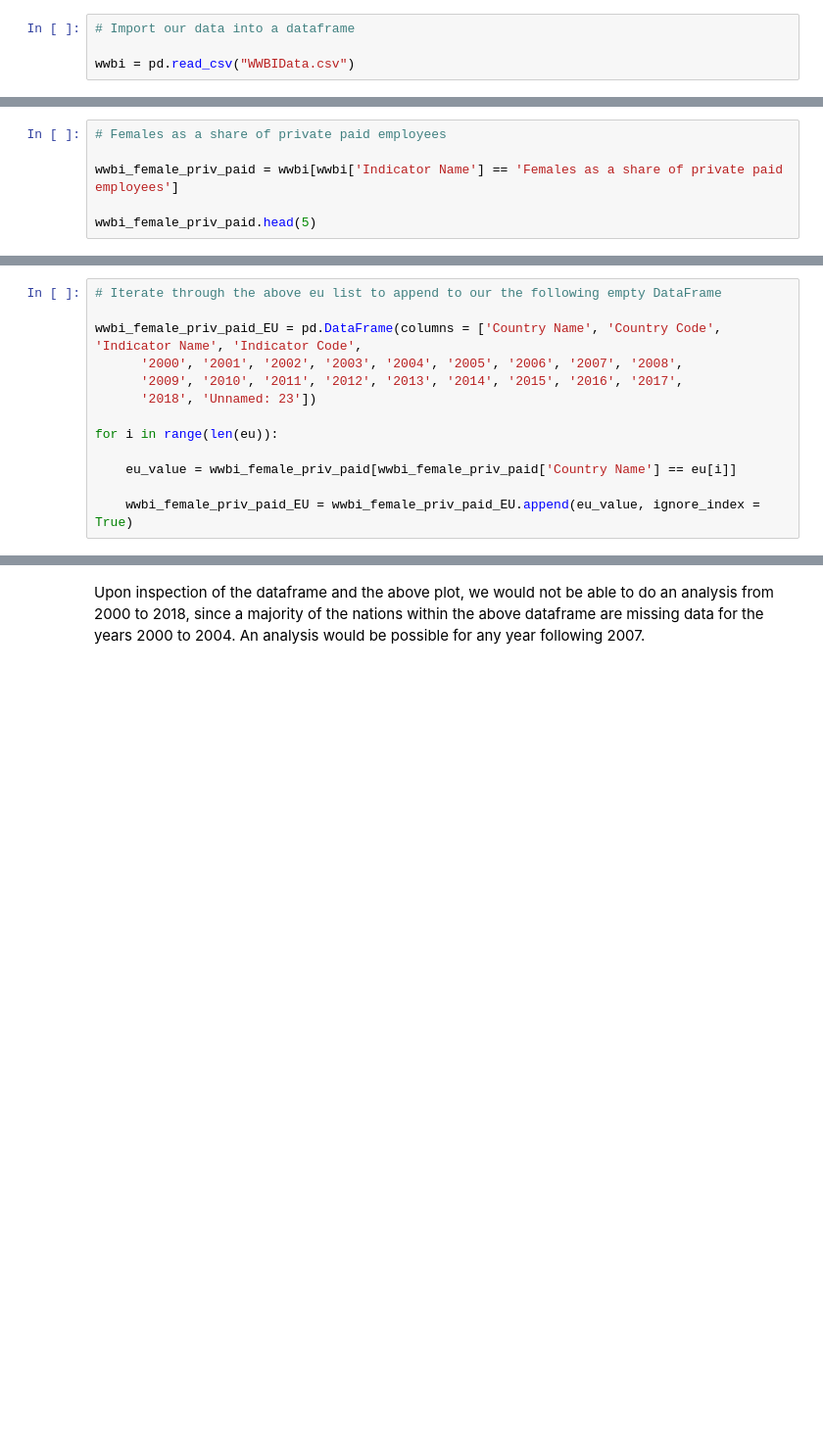
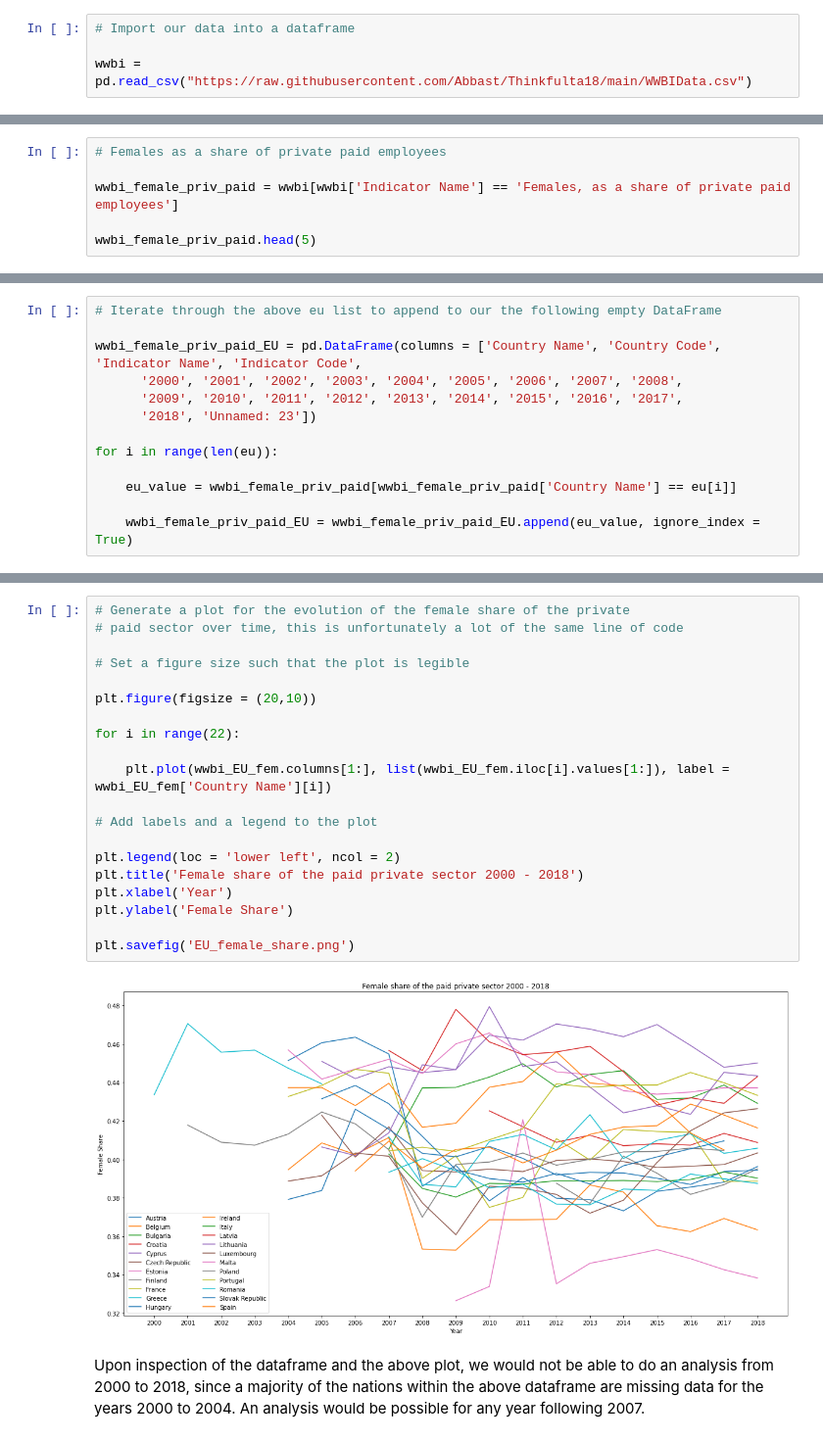
Before and after one commit to Abbast/Thinkfulta18, a Jupyter notebook: Capstone_1.ipynb, the cells around one changed output, grey strips where cells are left out. Shown at 98% size. Cells and saved outputs as stored; diff of their text form; blank space fills up the shorter version.

```diff
--- a/Capstone_1.ipynb
+++ b/Capstone_1.ipynb
@@ -51,4 +51,4 @@ from scipy import stats
 # %%
 # Import our data into a dataframe
 
-wwbi = pd.read_csv("WWBIData.csv")
+wwbi = pd.read_csv("https://raw.githubusercontent.com/Abbast/Thinkfulta18/main/WWBIData.csv")
@@ -73,6 +99,6 @@ wwbi.isna()
 # %%
 # Females as a share of private paid employees
 
-wwbi_female_priv_paid = wwbi[wwbi['Indicator Name'] == 'Females as a share of private paid employees']
+wwbi_female_priv_paid = wwbi[wwbi['Indicator Name'] == 'Females, as a share of private paid employees']
 
 wwbi_female_priv_paid.head(5)
@@ -165,3 +166,25 @@ plt.savefig('EU_female_share.png')
+# %%
+# Generate a plot for the evolution of the female share of the private
+# paid sector over time, this is unfortunately a lot of the same line of code
+
+# Set a figure size such that the plot is legible
+
+plt.figure(figsize = (20,10))
+
+for i in range(22):
+
+    plt.plot(wwbi_EU_fem.columns[1:], list(wwbi_EU_fem.iloc[i].values[1:]), label = wwbi_EU_fem['Country Name'][i])
+
+# Add labels and a legend to the plot
+
+plt.legend(loc = 'lower left', ncol = 2)
+plt.title('Female share of the paid private sector 2000 - 2018')
+plt.xlabel('Year')
+plt.ylabel('Female Share')
+
+plt.savefig('EU_female_share.png')
+# %% [output]
+[figure, added]
 # %% [markdown]
 Upon inspection of the dataframe and the above plot, we would not be able to do an analysis from 2000 to 2018, since a majority of the nations within the above dataframe are missing data for the years 2000 to 2004. An analysis would be possible for any year following 2007.
 # %%
```
Also changed, not shown: parts of 23 cells of this notebook.
